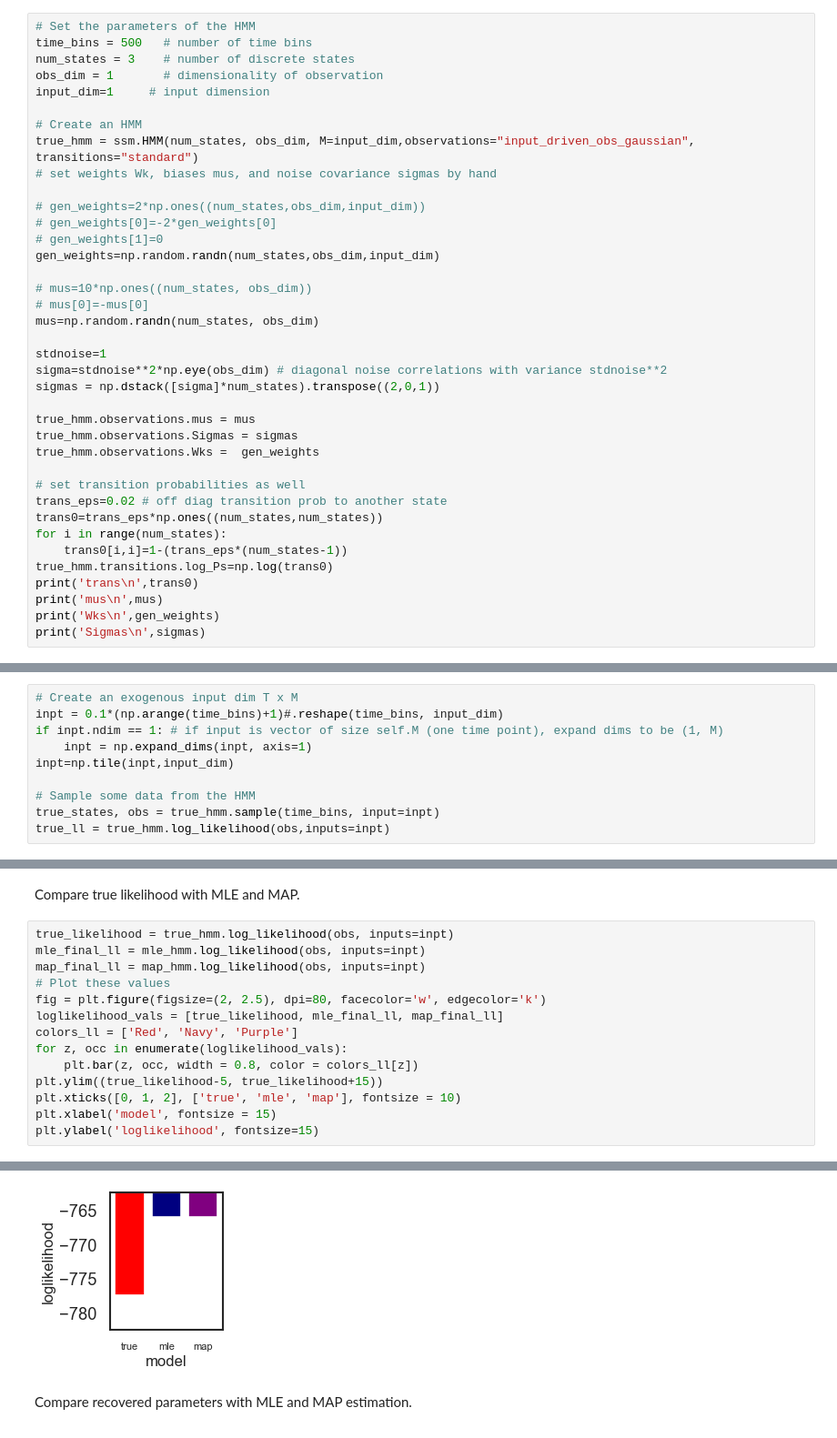
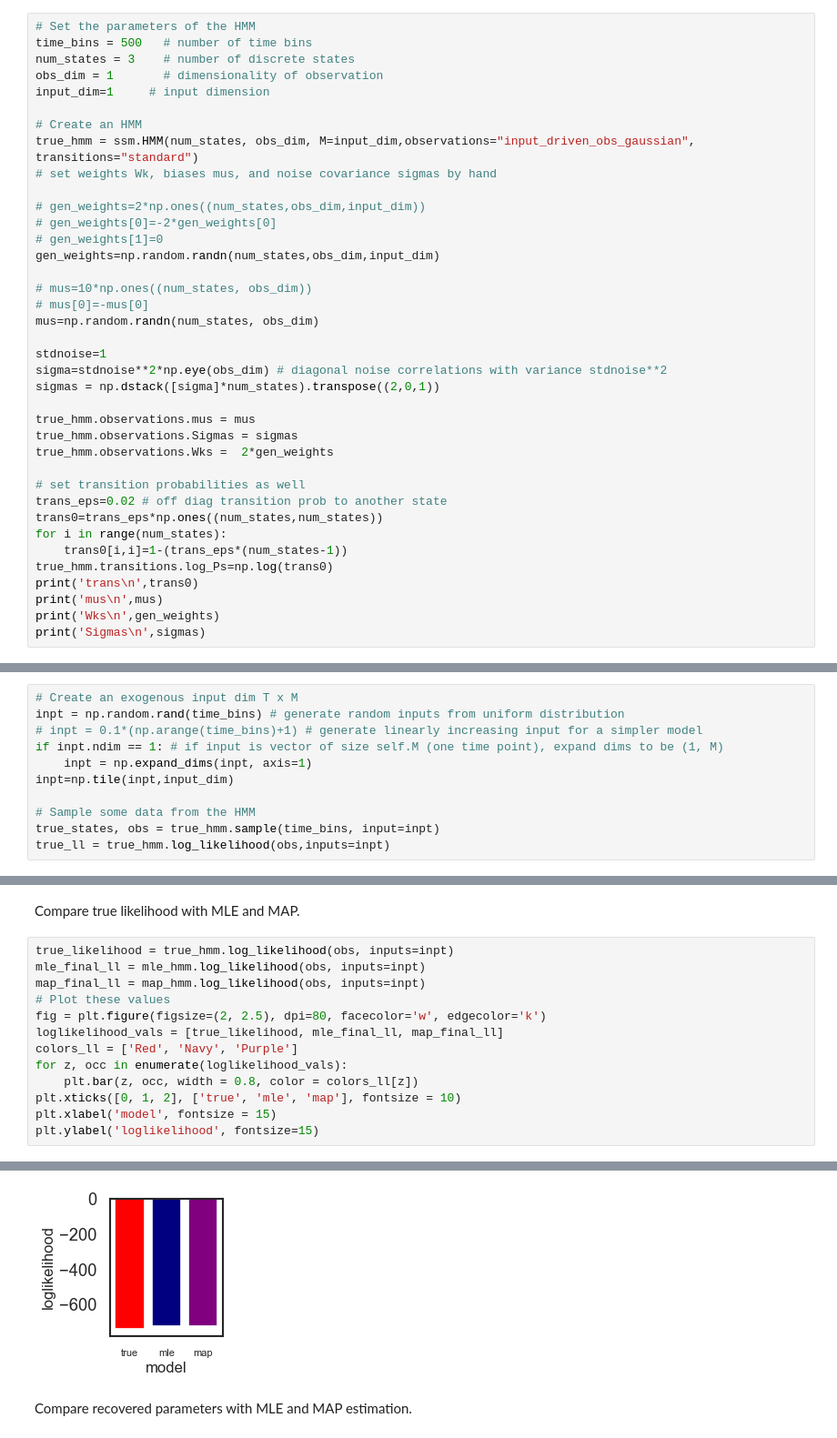
Before and after one commit to mazzulab/ssm, a Jupyter notebook: notebooks/2c Input-driven linear model (LM-HMM).ipynb, the cells around one changed output, grey strips where cells are left out. Shown at 91% size. Saved outputs shown, nothing was run; the diff lists cells and outputs as text.

```diff
--- a/notebooks/2c Input-driven linear model (LM-HMM).ipynb
+++ b/notebooks/2c Input-driven linear model (LM-HMM).ipynb
@@ -84,7 +84,7 @@ sigmas = np.dstack([sigma]*num_states).transpose((2,0,1))
 
 true_hmm.observations.mus = mus
 true_hmm.observations.Sigmas = sigmas
-true_hmm.observations.Wks =  gen_weights
+true_hmm.observations.Wks =  2*gen_weights
 
 # set transition probabilities as well
 trans_eps=0.02 # off diag transition prob to another state
@@ -137,7 +137,8 @@ utilplot.plot_trans_matrix(trans0)
 Sample data from the LM-HMM. We create arrays of dimension (`time_bins`,`input_dim`) representing the dependent variables $x_i$, or inputs to the LM-HMM. We will generate a linearly varying input in all dimensions with slope 0.1.
 # %%
 # Create an exogenous input dim T x M
-inpt = 0.1*(np.arange(time_bins)+1)#.reshape(time_bins, input_dim)
+inpt = np.random.rand(time_bins) # generate random inputs from uniform distribution
+# inpt = 0.1*(np.arange(time_bins)+1) # generate linearly increasing input for a simpler model
 if inpt.ndim == 1: # if input is vector of size self.M (one time point), expand dims to be (1, M)
     inpt = np.expand_dims(inpt, axis=1)
 inpt=np.tile(inpt,input_dim)
@@ -345,20 +346,19 @@ Compare true likelihood with MLE and MAP.
 # %%
 true_likelihood = true_hmm.log_likelihood(obs, inputs=inpt)
 mle_final_ll = mle_hmm.log_likelihood(obs, inputs=inpt)
 map_final_ll = map_hmm.log_likelihood(obs, inputs=inpt)
 # Plot these values
 fig = plt.figure(figsize=(2, 2.5), dpi=80, facecolor='w', edgecolor='k')
 loglikelihood_vals = [true_likelihood, mle_final_ll, map_final_ll]
 colors_ll = ['Red', 'Navy', 'Purple']
 for z, occ in enumerate(loglikelihood_vals):
     plt.bar(z, occ, width = 0.8, color = colors_ll[z])
-plt.ylim((true_likelihood-5, true_likelihood+15))
 plt.xticks([0, 1, 2], ['true', 'mle', 'map'], fontsize = 10)
 plt.xlabel('model', fontsize = 15)
 plt.ylabel('loglikelihood', fontsize=15)
 # %% [output]
 Text(0, 0.5, 'loglikelihood')
-[figure, old version]
+[figure, new version]
 # %% [markdown]
 Compare recovered parameters with MLE and MAP estimation.
 # %%
```
Also changed, not shown: parts of 14 cells of this notebook.
